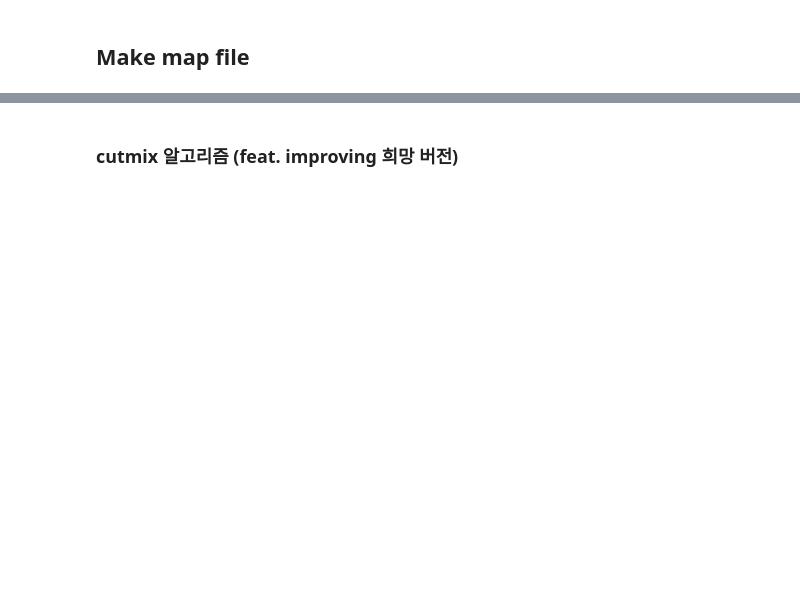
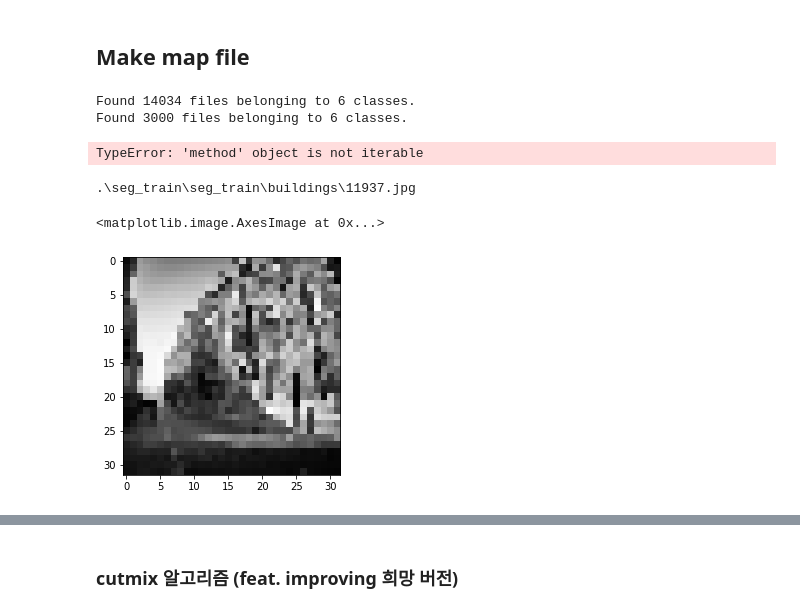
Before and after one commit to SeHwanYoo/gitc_paper_cutoff, a Jupyter notebook: image classficiation.ipynb, the cells around one changed output, grey strips where cells are left out. Saved outputs shown, nothing was run; the diff lists cells and outputs as text; code cells hidden in the pictures; blank space fills up the shorter version.

```diff
--- a/image classficiation.ipynb
+++ b/image classficiation.ipynb
@@ -49,13 +49,13 @@ val_dir = os.path.join(data_dir, 'seg_test', 'seg_test')
 
 train_ds = keras.preprocessing.image_dataset_from_directory(
     train_dir,
-    # shuffle=True,
+    shuffle=True,
     image_size=(RES, RES),
     batch_size=N_BATCH
 )
 val_ds = keras.preprocessing.image_dataset_from_directory(
     val_dir,
-    # shuffle=False,
+    shuffle=False,
     image_size=(RES, RES),
     batch_size=N_BATCH
 )
@@ -193,7 +193,8 @@ for epoch in range(N_EPOCH):
     for image, label in train_ds:
         train_step(image, label)
 
-    for image, label in test_ds:
+    # for image, label in test_ds:
+    for image, label in val_ds:
         test_step(image, label)
 
     temp = 'epoch : {}, loss : {}, accuracy : {}, test_loss : {}, test_accuracy : {}'
@@ -207,2 +228,38 @@ epoch : 1, loss : 2.3129591941833496, accuracy : 9.866000175476074, test_loss :
 # %% [markdown]
 ## Make map file
+# %%
+# 데이터셋 재구성 (no shuffle)
+train_ds = keras.preprocessing.image_dataset_from_directory(
+    train_dir,
+    shuffle=False,
+    image_size=(RES, RES),
+    batch_size=N_BATCH
+)
+val_ds = keras.preprocessing.image_dataset_from_directory(
+    val_dir,
+    shuffle=False,
+    image_size=(RES, RES),
+    batch_size=N_BATCH
+)
+
+# train_ds = train_ds.prefetch(AUTOTUNE)
+# val_ds = val_ds.prefetch(AUTOTUNE)
+# %% [output]
+Found 14034 files belonging to 6 classes.
+Found 3000 files belonging to 6 classes.
+# %%
+for i in train_ds.take_while:
+    print(i)
+# %% [output]
+TypeError: 'method' object is not iterable
+# %%
+for (image, label), path in zip(train_ds, train_ds.file_paths):
+    pass
+
+
+print(path)
+plt.imshow(image[0].numpy().astype('uint8'))
+# %% [output]
+.\seg_train\seg_train\buildings\11937.jpg
+<matplotlib.image.AxesImage at 0x...>
+[figure, added]
```
Also changed, not shown: parts of 8 cells of this notebook.
